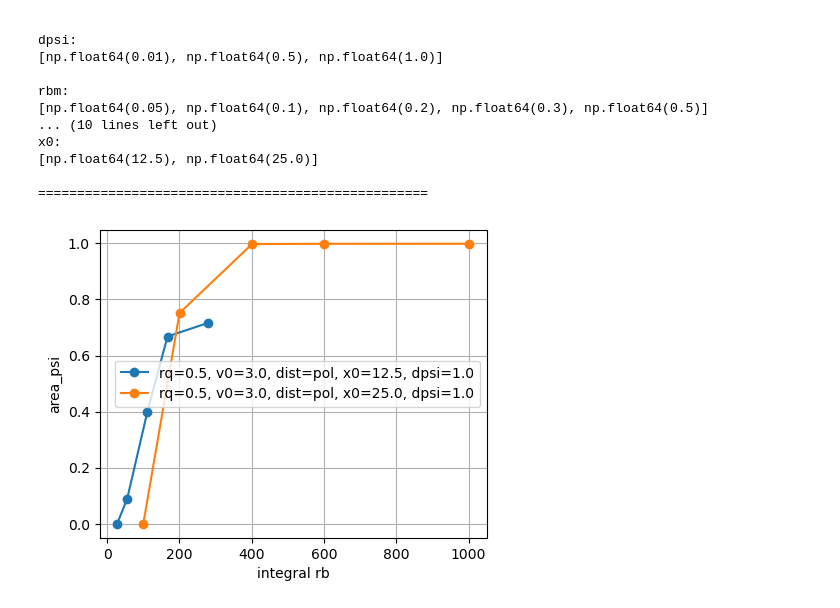
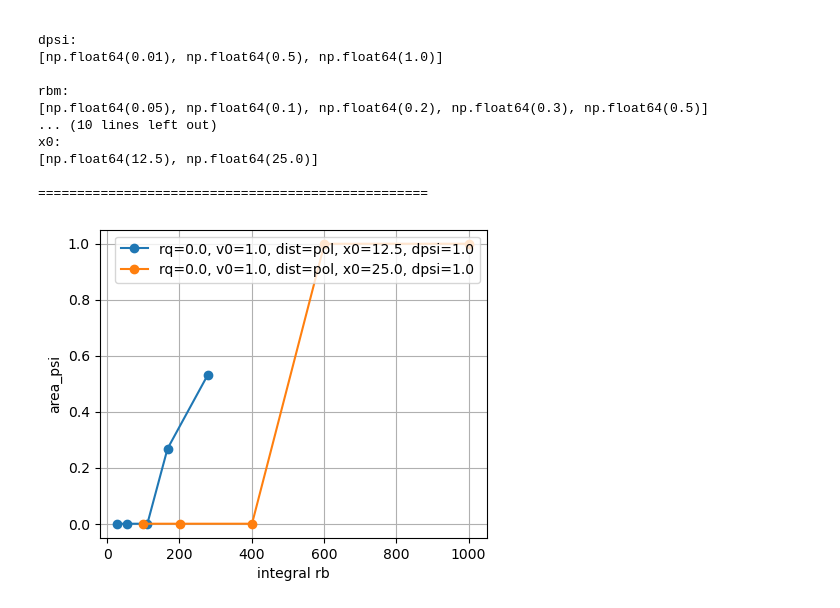
Before and after one commit to pvblop/Memory-Phase-Field-Models, a Jupyter notebook: equation_solver_gauss_dist/analysis_sweep.ipynb, the cells around one changed output. Drawn from its saved outputs; the diff is of its cells as text; code cells hidden in the pictures.

```diff
--- a/equation_solver_gauss_dist/analysis_sweep.ipynb
+++ b/equation_solver_gauss_dist/analysis_sweep.ipynb
@@ -440,33 +440,33 @@ x0:
 # %%
 fig, ax = plt.subplots(figsize=(5, 4))
 
 fixed = {
-        "rq": 0.5,
-        "v0": 3.0,
+        "rq": 0.0,
+        "v0": 1.0,
         "dist": "pol",
         "x0": 12.5,
         "dpsi": 1.0
         }
 
 plot_vs_fixed(
     df,
     xparam="Nb",
     y="area_psi",
     fixed=fixed,
     ax=ax
 )
 
 fixed["x0"] = 25.0
 
 plot_vs_fixed(
     df,
     xparam="Nb",
     y="area_psi",
     fixed=fixed,
     ax=ax
 )
 plt.grid()
 # plt.xlim(0, 200)
 plt.show()
 # %% [output]
-[figure, old version]
+[figure, new version]
```
Also changed, not shown: 2 other files.
